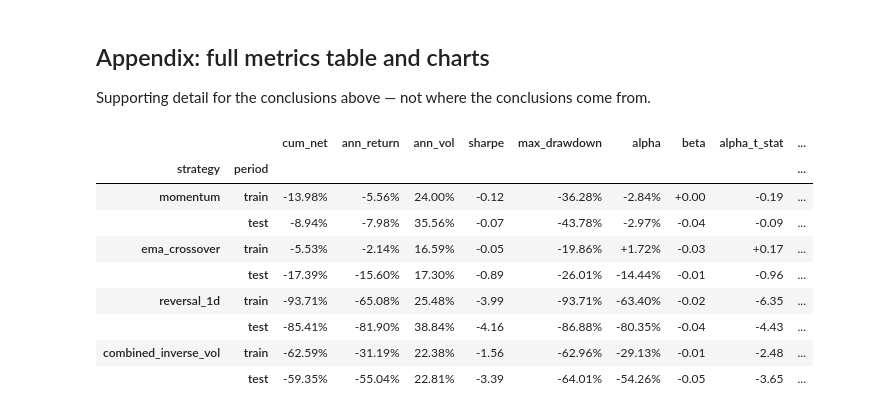
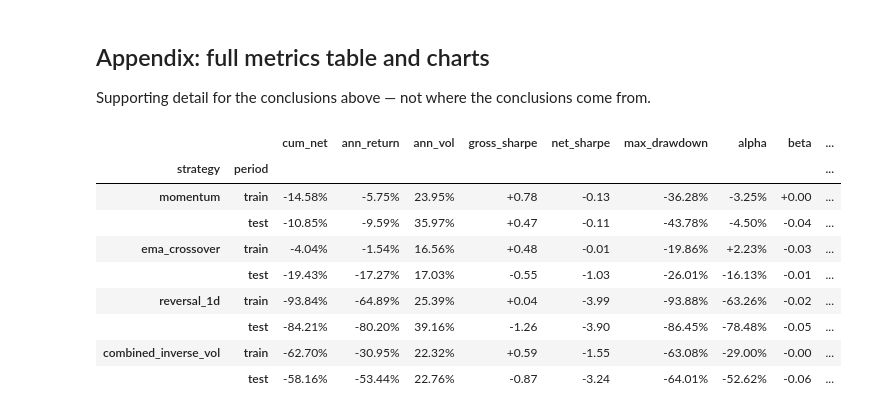
Before and after one commit to ravirajlondhepatil/quant-class-project, a Jupyter notebook: notebooks/performance_summary.ipynb, the cells around one changed output. Cells and saved outputs as stored; diff of their text form; code cells hidden in the pictures.

```diff
--- a/notebooks/performance_summary.ipynb
+++ b/notebooks/performance_summary.ipynb
@@ -148,7 +184,6 @@ Assets whose price has risen over the past N days should keep rising
 (and vice versa). `main.py` tests N in {3, 7, 14, 21} and the training
 period picked the winner printed above.
 # %%
-train_report, test_report = train_test_reports("momentum")
-summarize(f"momentum ({best_lookback}d lookback)", train_report, test_report)
+summarize("momentum", f"momentum ({best_lookback}d lookback)")
 # %% [output]
 momentum (21d lookback)
@@ -179,7 +221,6 @@ built-in lag filter that should make it steadier (less whipsaw-prone)
 than raw N-day momentum. `main.py` tests the pairs (8,24), (12,26),
 (16,48); the training period's pick is printed above.
 # %%
-train_report, test_report = train_test_reports("ema_crossover")
-summarize(f"ema_crossover ({best_fast}/{best_slow})", train_report, test_report)
+summarize("ema_crossover", f"ema_crossover ({best_fast}/{best_slow})")
 # %% [output]
 ema_crossover (16/48)
@@ -213,7 +259,6 @@ This is the one signal `main.py` holds fixed (1 day) rather than
 selecting among candidates — it's already the shortest, most literal
 reading of the hypothesis.
 # %%
-train_report, test_report = train_test_reports("reversal_1d")
-summarize("reversal_1d", train_report, test_report)
+summarize("reversal_1d")
 # %% [output]
 reversal_1d
@@ -248,4 +298,4 @@ diversify away some of each strategy's idiosyncratic noise.
 # %%
-train_report, test_report = train_test_reports(f"combined_{best_method}")
-summarize(f"combined_{best_method}", train_report, test_report)
+print(f"weighting method selected on training data: {best_method}\n")
+summarize(f"combined_{best_method}")
 # %% [output]
@@ -288,44 +565,54 @@ Supporting detail for the conclusions above — not where the conclusions
 come from.
 # %%
 rows = {}
-for name in all_results:
+for name, result in all_results.items():
     train_report, test_report = train_test_reports(name)
-    for period, report in [("train", train_report), ("test", test_report)]:
+    for period, report, index in [
+        ("train", train_report, split.train_prices.index),
+        ("test", test_report, split.test_prices.index),
+    ]:
+        sliced = slice_backtest_result(result, index)
         rows[(name, period)] = {
             "cum_net": report.cumulative_net.iloc[-1],
             "ann_return": report.annualized_return,
             "ann_vol": report.annualized_volatility,
-            "sharpe": report.sharpe_ratio,
+            "gross_sharpe": sharpe_ratio(sliced.gross_returns),
+            "net_sharpe": report.sharpe_ratio,
             "max_drawdown": report.max_drawdown,
             "alpha": report.alpha,
             "beta": report.beta,
             "alpha_t_stat": report.alpha_t_stat,
             "correlation": report.correlation,
+            "turnover": sliced.turnover.mean(),
+            "breakeven_bps": breakeven_cost_bps(sliced.gross_returns, sliced.turnover),
         }
 
 metrics = pd.DataFrame(rows).T
 metrics.index.names = ["strategy", "period"]
 metrics.style.format(
     {
         "cum_net": "{:+.2%}",
         "ann_return": "{:+.2%}",
         "ann_vol": "{:.2%}",
-        "sharpe": "{:+.2f}",
+        "gross_sharpe": "{:+.2f}",
+        "net_sharpe": "{:+.2f}",
         "max_drawdown": "{:.2%}",
         "alpha": "{:+.2%}",
         "beta": "{:+.2f}",
         "alpha_t_stat": "{:+.2f}",
         "correlation": "{:+.2f}",
+        "turnover": "{:.2f}",
+        "breakeven_bps": "{:+.1f}",
     }
 )
 # %% [output]
-|  |  | cum_net | ann_return | ann_vol | sharpe | max_drawdown | alpha | beta | alpha_t_stat | ... |
+|  |  | cum_net | ann_return | ann_vol | gross_sharpe | net_sharpe | max_drawdown | alpha | beta | ... |
 | strategy | period |  |  |  |  |  |  |  |  | ... |
-| momentum | train | -13.98% | -5.56% | 24.00% | -0.12 | -36.28% | -2.84% | +0.00 | -0.19 | ... |
-|  | test | -8.94% | -7.98% | 35.56% | -0.07 | -43.78% | -2.97% | -0.04 | -0.09 | ... |
-| ema_crossover | train | -5.53% | -2.14% | 16.59% | -0.05 | -19.86% | +1.72% | -0.03 | +0.17 | ... |
-|  | test | -17.39% | -15.60% | 17.30% | -0.89 | -26.01% | -14.44% | -0.01 | -0.96 | ... |
-| reversal_1d | train | -93.71% | -65.08% | 25.48% | -3.99 | -93.71% | -63.40% | -0.02 | -6.35 | ... |
-|  | test | -85.41% | -81.90% | 38.84% | -4.16 | -86.88% | -80.35% | -0.04 | -4.43 | ... |
-| combined_inverse_vol | train | -62.59% | -31.19% | 22.38% | -1.56 | -62.96% | -29.13% | -0.01 | -2.48 | ... |
-|  | test | -59.35% | -55.04% | 22.81% | -3.39 | -64.01% | -54.26% | -0.05 | -3.65 | ... |
+| momentum | train | -14.58% | -5.75% | 23.95% | +0.78 | -0.13 | -36.28% | -3.25% | +0.00 | ... |
+|  | test | -10.85% | -9.59% | 35.97% | +0.47 | -0.11 | -43.78% | -4.50% | -0.04 | ... |
+| ema_crossover | train | -4.04% | -1.54% | 16.56% | +0.48 | -0.01 | -19.86% | +2.23% | -0.03 | ... |
+|  | test | -19.43% | -17.27% | 17.03% | -0.55 | -1.03 | -26.01% | -16.13% | -0.01 | ... |
+| reversal_1d | train | -93.84% | -64.89% | 25.39% | +0.04 | -3.99 | -93.88% | -63.26% | -0.02 | ... |
+|  | test | -84.21% | -80.20% | 39.16% | -1.26 | -3.90 | -86.45% | -78.48% | -0.05 | ... |
+| combined_inverse_vol | train | -62.70% | -30.95% | 22.32% | +0.59 | -1.55 | -63.08% | -29.00% | -0.00 | ... |
+|  | test | -58.16% | -53.44% | 22.76% | -0.87 | -3.24 | -64.01% | -52.62% | -0.06 | ... |
```
Also changed, not shown: parts of 28 cells of this notebook, 7 other files.
